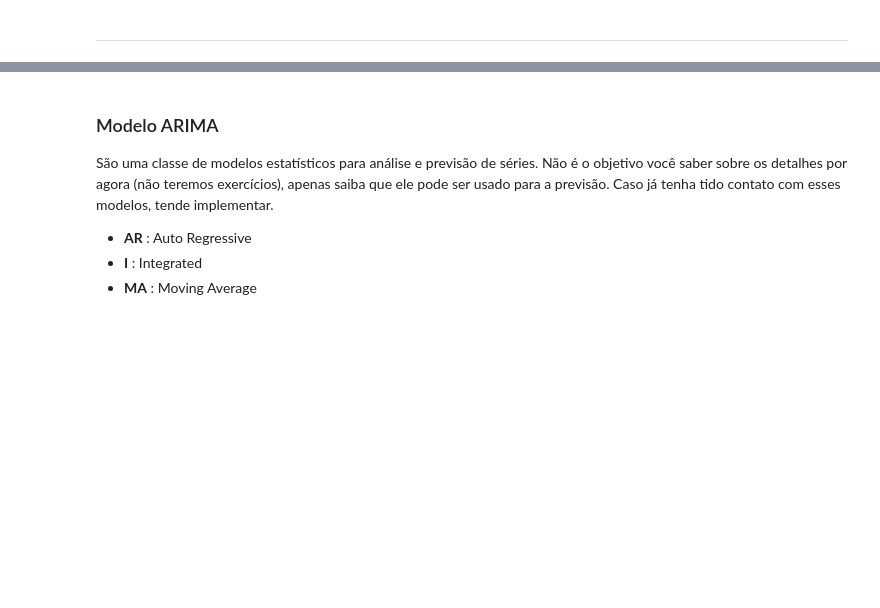
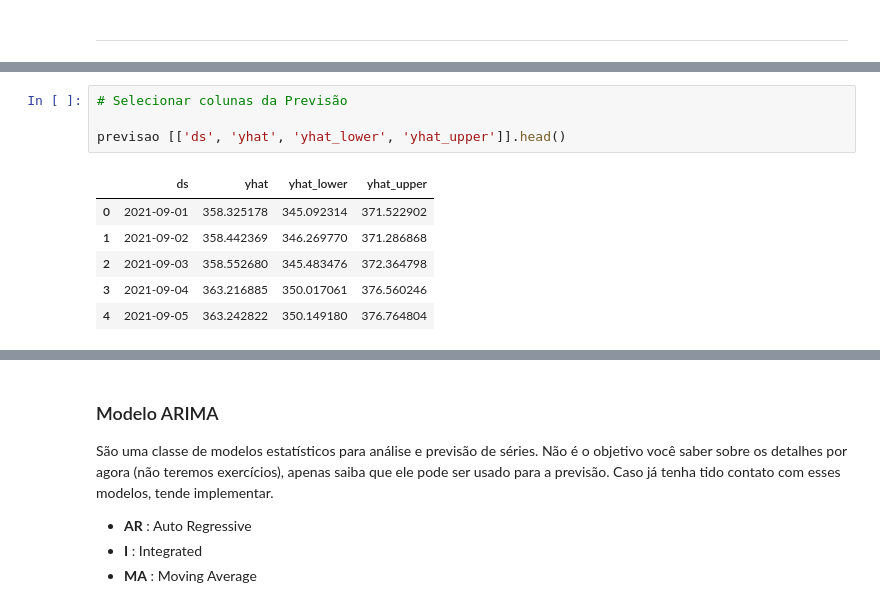
Before and after one commit to anoca-cs/FEA.DEV, a Jupyter notebook: FinQuant/Case/FinQuant Case.ipynb, the cells around one changed output, grey strips where cells are left out. Drawn from its saved outputs; the diff is of its cells as text; blank space fills up the shorter version.

```diff
--- a/FinQuant/Case/FinQuant Case.ipynb
+++ b/FinQuant/Case/FinQuant Case.ipynb
@@ -1599,0 +1662,11 @@ fb_precos.head()
+# %%
+# Selecionar colunas da Previsão
+
+previsao [['ds', 'yhat', 'yhat_lower', 'yhat_upper']].head()
+# %% [output]
+|  | ds | yhat | yhat_lower | yhat_upper |
+| 0 | 2021-09-01 | 358.325178 | 345.092314 | 371.522902 |
+| 1 | 2021-09-02 | 358.442369 | 346.269770 | 371.286868 |
+| 2 | 2021-09-03 | 358.552680 | 345.483476 | 372.364798 |
+| 3 | 2021-09-04 | 363.216885 | 350.017061 | 376.560246 |
+| 4 | 2021-09-05 | 363.242822 | 350.149180 | 376.764804 |
```
Also changed, not shown: parts of 17 cells of this notebook.
